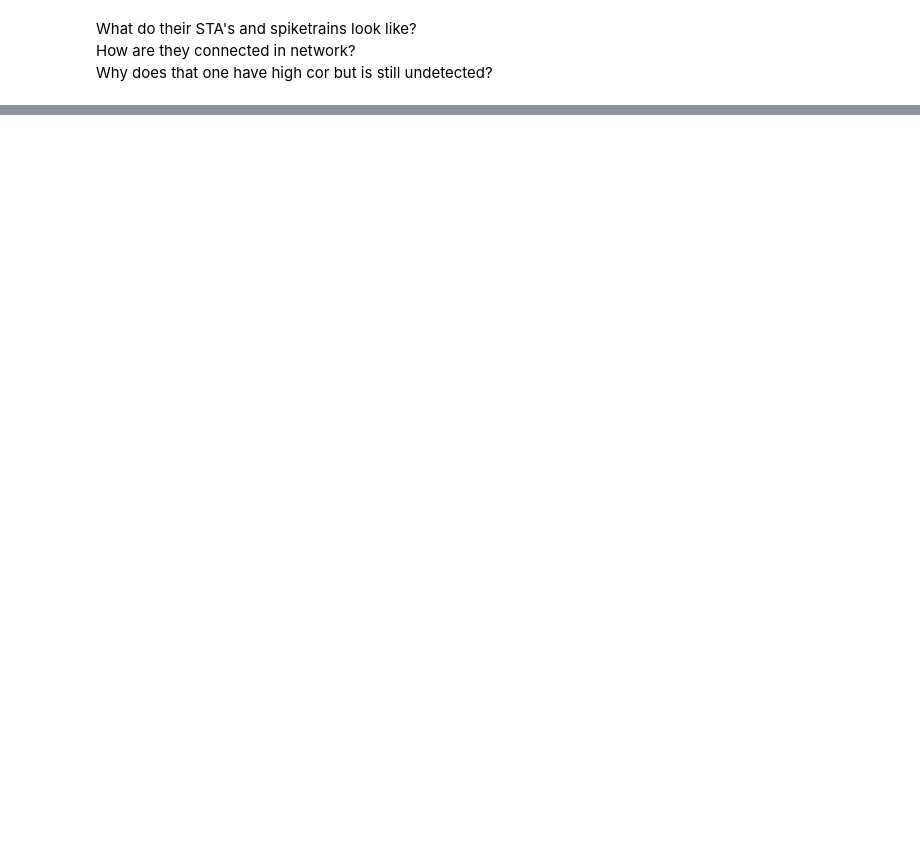
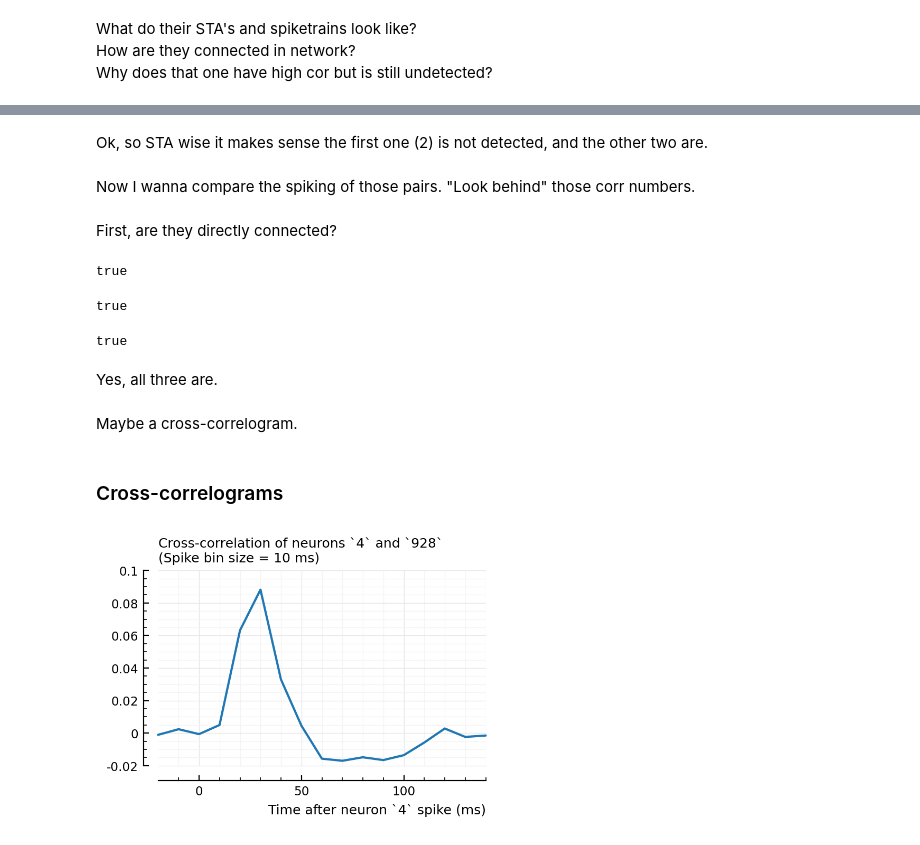
Before and after one commit to tfiers/phd, a Jupyter notebook: _sources/nb/2022-08-17__Investigate_correlated_spikers.ipynb, the cells around one changed output, grey strips where cells are left out. Saved outputs shown, nothing was run; the diff lists cells and outputs as text; code cells hidden in the pictures; blank space fills up the shorter version.

```diff
--- a/_sources/nb/2022-08-17__Investigate_correlated_spikers.ipynb
+++ b/_sources/nb/2022-08-17__Investigate_correlated_spikers.ipynb
@@ -217,0 +233,4 @@ Why does that one have high cor but is still undetected?
+# %%
+for n in (2, 4, 22)
+    plotSTA(v, s.spike_times[n], p, hylabel="STA using unconnected neuron `$n`")
+end;
@@ -217,0 +241,41 @@ Why does that one have high cor but is still undetected?
+# %% [markdown]
+Ok, so STA wise it makes sense the first one (2) is not detected, and the other two are.
+# %% [markdown]
+Now I wanna compare the spiking of those pairs. "Look behind" those corr numbers.
+# %% [markdown]
+First, are they directly connected?
+# %%
+2 in s.input_neurons[831]
+# %% [output]
+true
+# %%
+4 in s.input_neurons[928]
+# %% [output]
+true
+# %%
+22 in s.input_neurons[829]
+# %% [output]
+true
+# %% [markdown]
+Yes, all three are.
+# %% [markdown]
+Maybe a cross-correlogram.
+# %% [markdown]
+### Cross-correlograms
+# %%
+function plotxc(m, n; binsize = 10ms)
+    duration = 10minutes
+    x = bin(s.spike_times[m]; binsize, duration)
+    y = bin(s.spike_times[n]; binsize, duration)
+    lags = -2:14
+    xc = crosscor(x,y, lags);
+    plotsig(
+        lags*binsize/ms,
+        xc,
+        hylabel=jn("Cross-correlation of neurons `$m` and `$n`", "(Spike bin size = $(binsize/ms) ms)"),
+        xlabel="Time after neuron `$m` spike (ms)",
+    )
+end
+plotxc(4, 928);
+# %% [output]
+[figure, added]
```
Also changed, not shown: parts of 34 cells of this notebook, 13 other files.
